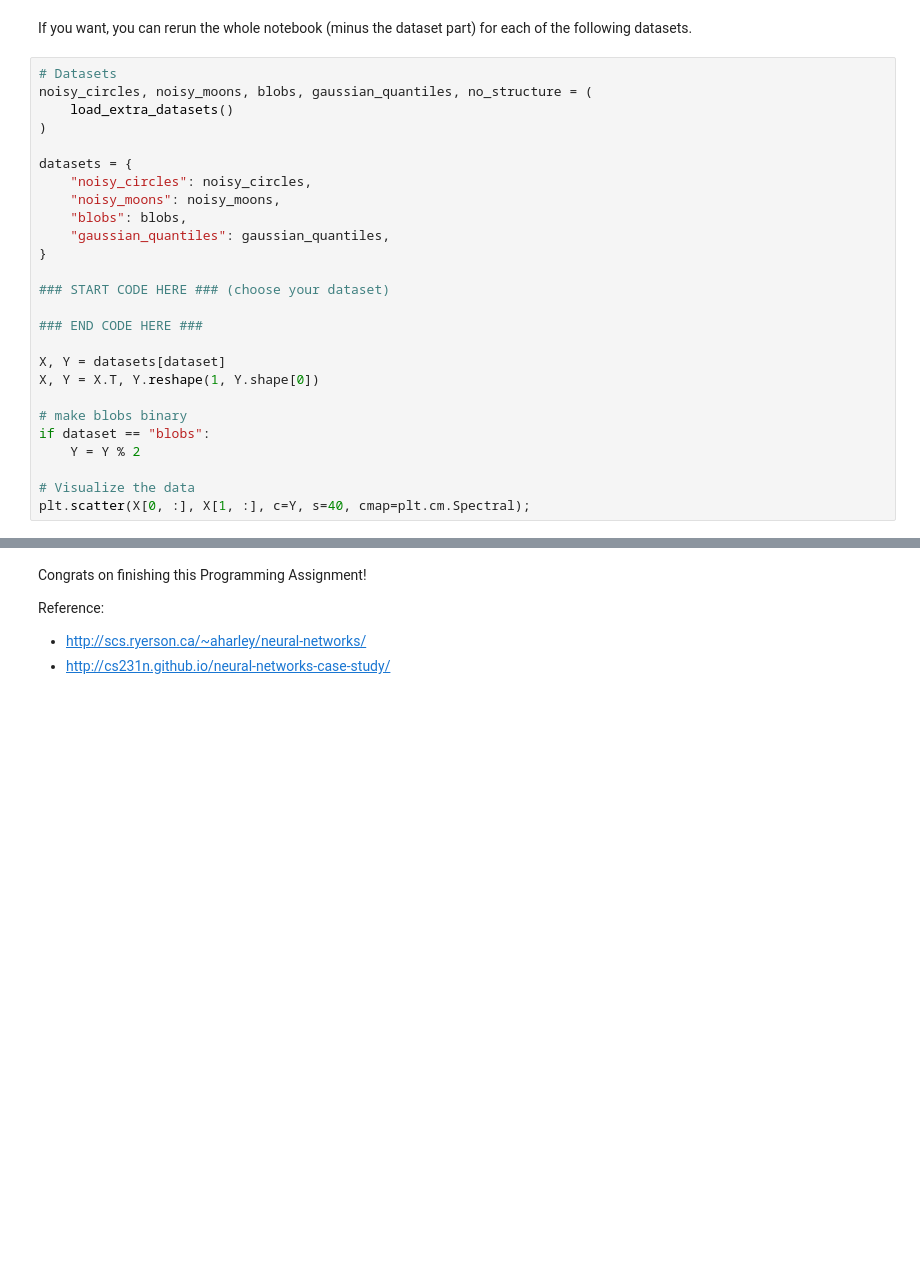
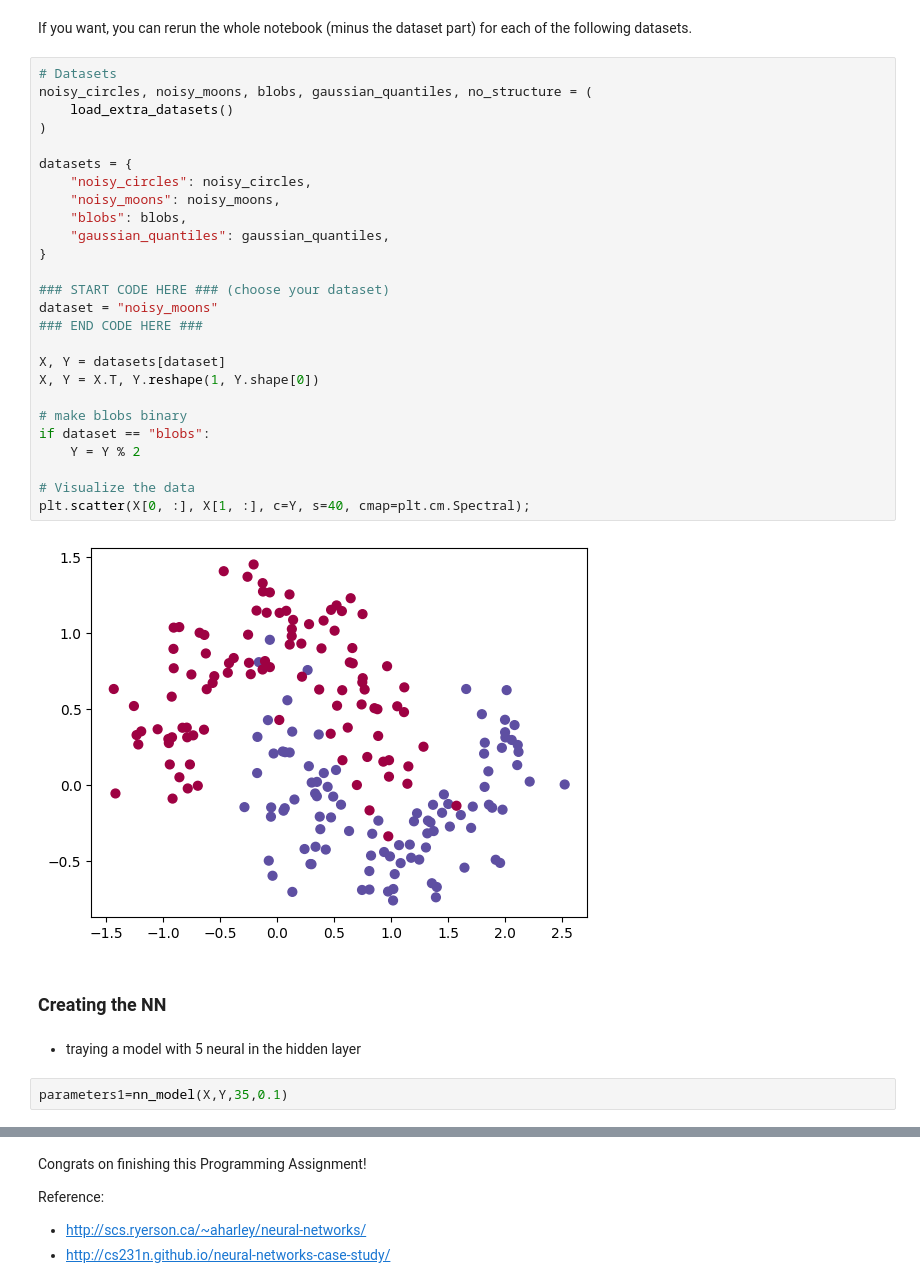
Before and after one commit to mohammedjebrou/Neural-Network-from-scratch, a Jupyter notebook: Planar_data_classification_with_onehidden_layer_v6c.ipynb, the cells around one changed output, grey strips where cells are left out. Cells and saved outputs as stored; diff of their text form; blank space fills up the shorter version.

```diff
--- a/Planar_data_classification_with_onehidden_layer_v6c.ipynb
+++ b/Planar_data_classification_with_onehidden_layer_v6c.ipynb
@@ -1031,26 +1018,34 @@ If you want, you can rerun the whole notebook (minus the dataset part) for each
 # %%
 # Datasets
 noisy_circles, noisy_moons, blobs, gaussian_quantiles, no_structure = (
     load_extra_datasets()
 )
 
 datasets = {
     "noisy_circles": noisy_circles,
     "noisy_moons": noisy_moons,
     "blobs": blobs,
     "gaussian_quantiles": gaussian_quantiles,
 }
 
 ### START CODE HERE ### (choose your dataset)
-
+dataset = "noisy_moons"
 ### END CODE HERE ###
 
 X, Y = datasets[dataset]
 X, Y = X.T, Y.reshape(1, Y.shape[0])
 
 # make blobs binary
 if dataset == "blobs":
     Y = Y % 2
 
 # Visualize the data
 plt.scatter(X[0, :], X[1, :], c=Y, s=40, cmap=plt.cm.Spectral);
+# %% [output]
+[figure, added]
+# %% [markdown]
+### Creating the NN
+# %% [markdown]
+- traying a model with 5 neural in the hidden layer
+# %%
+parameters1=nn_model(X,Y,35,0.1)
```
Also changed, not shown: parts of 13 cells of this notebook.
